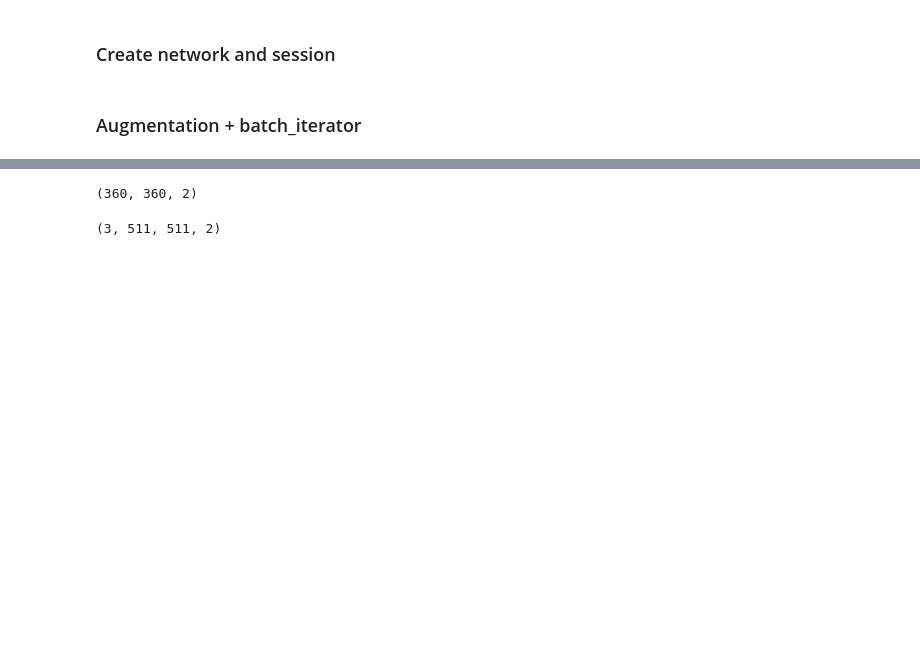
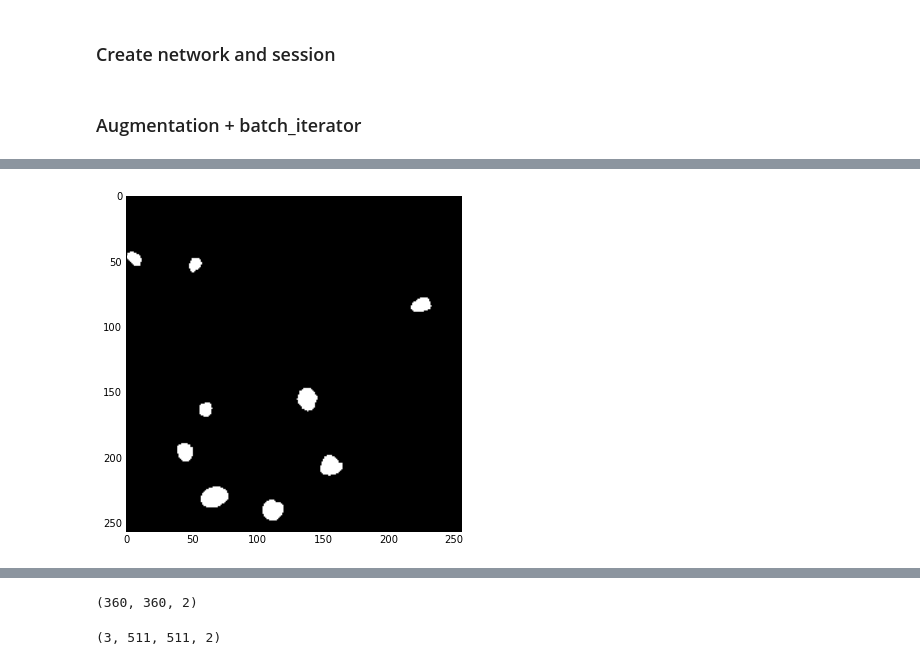
Before and after one commit to rykachevskiy/ds_bowl_2018, a Jupyter notebook: notebooks/Unet.ipynb, the cells around one changed output, grey strips where cells are left out. Drawn from its saved outputs; the diff is of its cells as text; code cells hidden in the pictures; blank space fills up the shorter version.

```diff
--- a/notebooks/Unet.ipynb
+++ b/notebooks/Unet.ipynb
@@ -301,0 +409,6 @@ np.expand_dims(val_data[0][:-1,:-1,:1], 0).shape
+# %%
+plt.figure(figsize=(6,6))
+plt.imshow(im[:,:,1], cmap='gray')
+plt.show()
+# %% [output]
+[figure, added]
```
Also changed, not shown: parts of 32 cells of this notebook, 1 other file.
